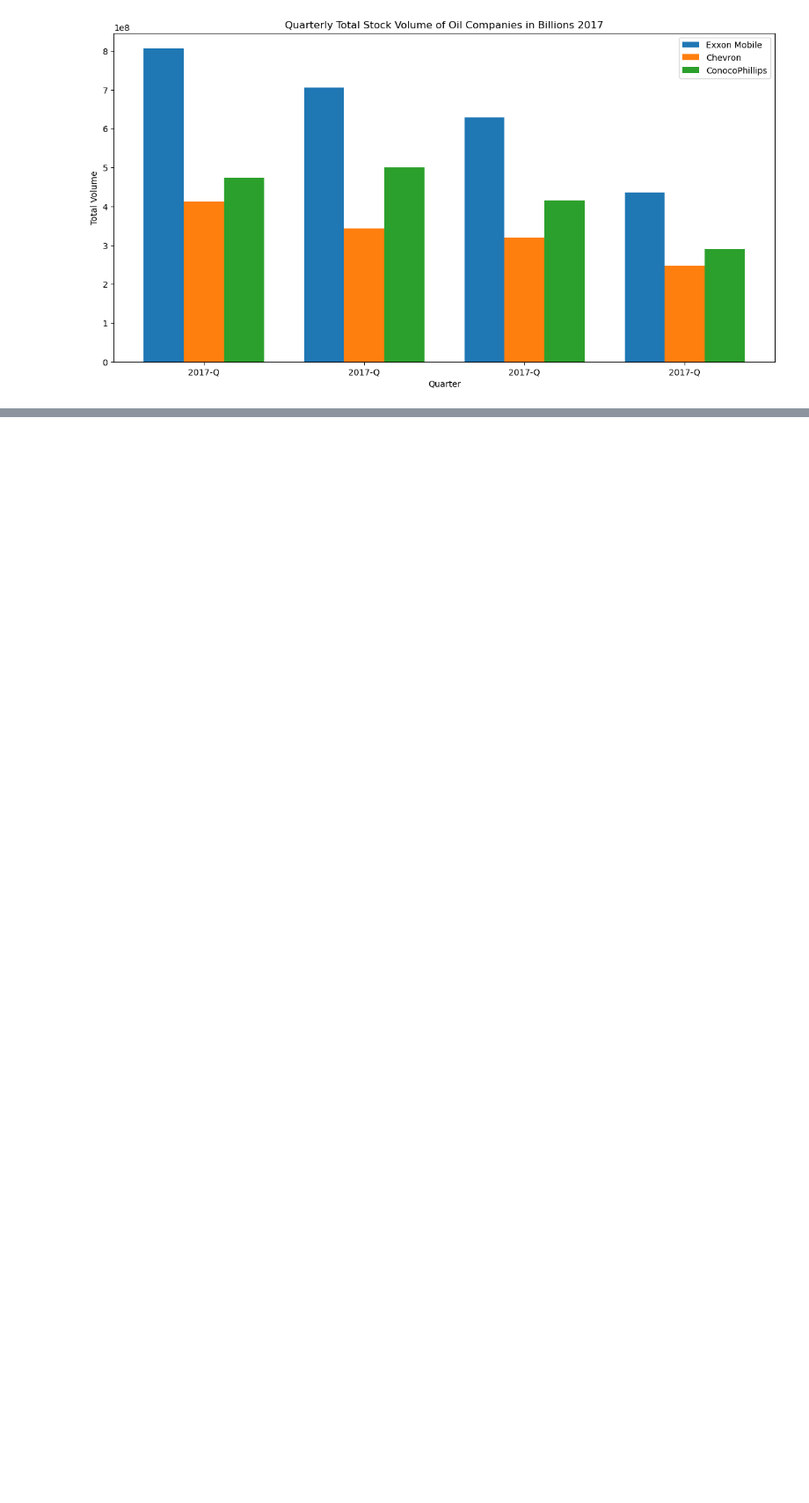
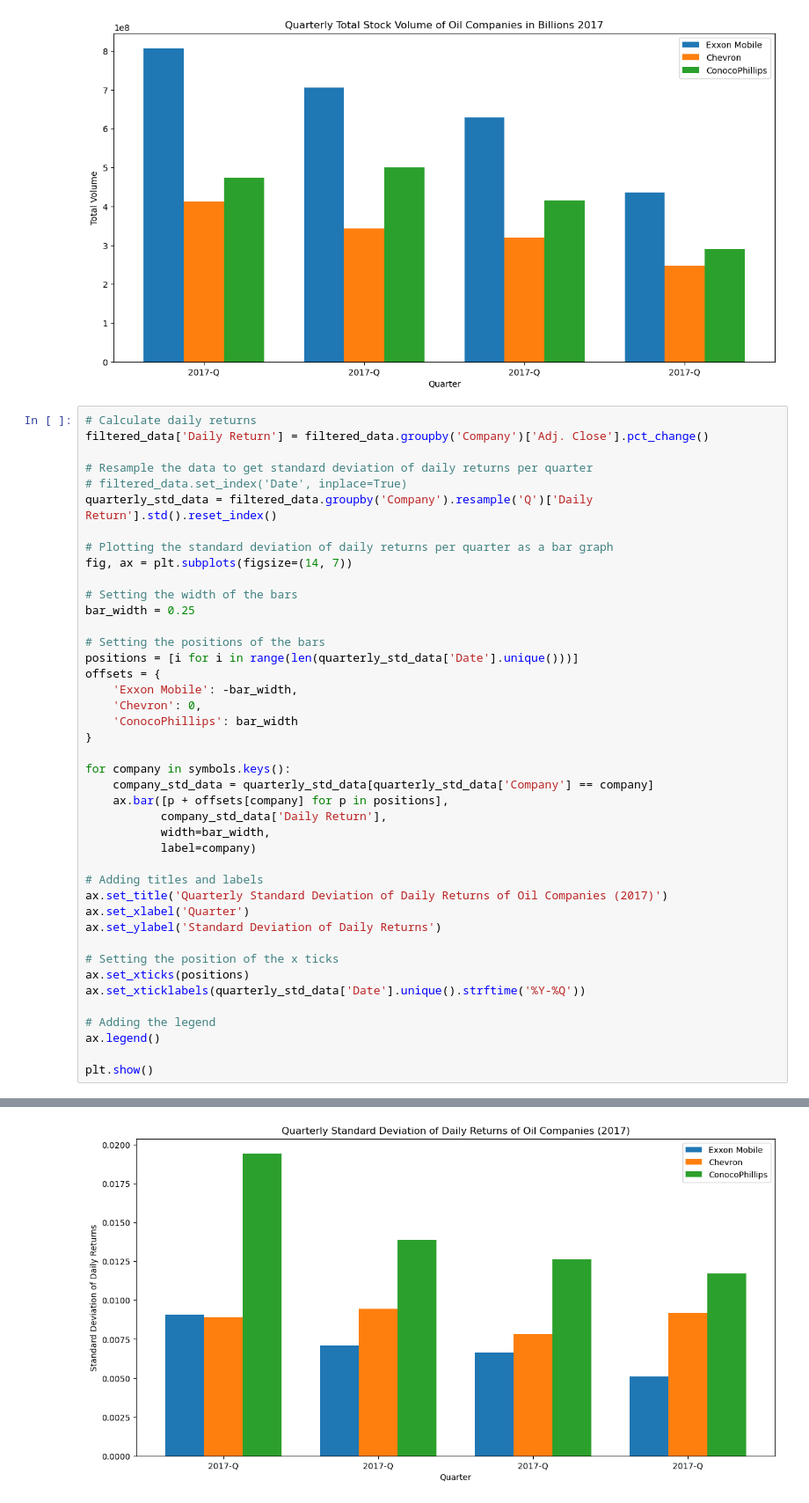
Before and after one commit to KendallBurkett/Project-1, a Jupyter notebook: oil_company_analysis.ipynb, the cells around one changed output, grey strips where cells are left out. Shown at 88% size. Saved outputs shown, nothing was run; the diff lists cells and outputs as text; blank space fills up the shorter version.

```diff
--- a/oil_company_analysis.ipynb
+++ b/oil_company_analysis.ipynb
@@ -126,3 +126,46 @@ ax.legend()
 plt.show()
 # %% [output]
 [figure]
+# %%
+# Calculate daily returns
+filtered_data['Daily Return'] = filtered_data.groupby('Company')['Adj. Close'].pct_change()
+
+# Resample the data to get standard deviation of daily returns per quarter
+# filtered_data.set_index('Date', inplace=True)
+quarterly_std_data = filtered_data.groupby('Company').resample('Q')['Daily Return'].std().reset_index()
+
+# Plotting the standard deviation of daily returns per quarter as a bar graph
+fig, ax = plt.subplots(figsize=(14, 7))
+
+# Setting the width of the bars
+bar_width = 0.25
+
+# Setting the positions of the bars
+positions = [i for i in range(len(quarterly_std_data['Date'].unique()))]
+offsets = {
+    'Exxon Mobile': -bar_width,
+    'Chevron': 0,
+    'ConocoPhillips': bar_width
+}
+
+for company in symbols.keys():
+    company_std_data = quarterly_std_data[quarterly_std_data['Company'] == company]
+    ax.bar([p + offsets[company] for p in positions],
+           company_std_data['Daily Return'],
+           width=bar_width,
+           label=company)
+
+# Adding titles and labels
+ax.set_title('Quarterly Standard Deviation of Daily Returns of Oil Companies (2017)')
+ax.set_xlabel('Quarter')
+ax.set_ylabel('Standard Deviation of Daily Returns')
+
+# Setting the position of the x ticks
+ax.set_xticks(positions)
+ax.set_xticklabels(quarterly_std_data['Date'].unique().strftime('%Y-%Q'))
+
+# Adding the legend
+ax.legend()
+
+plt.show()
+# %% [output]
@@ -128,0 +177 @@ plt.show()
+[figure, added]
```
Also changed, not shown: parts of 2 cells of this notebook.
